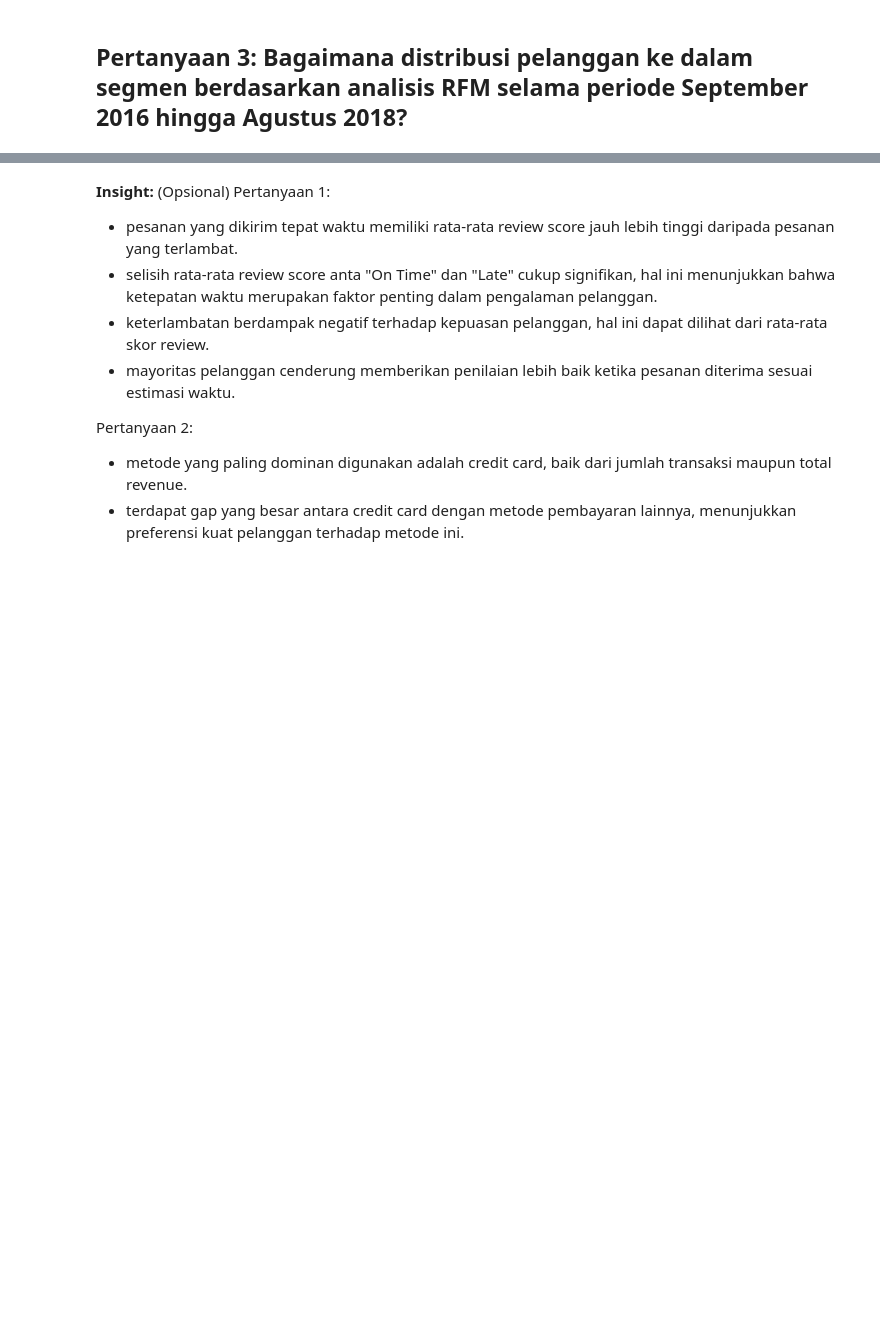
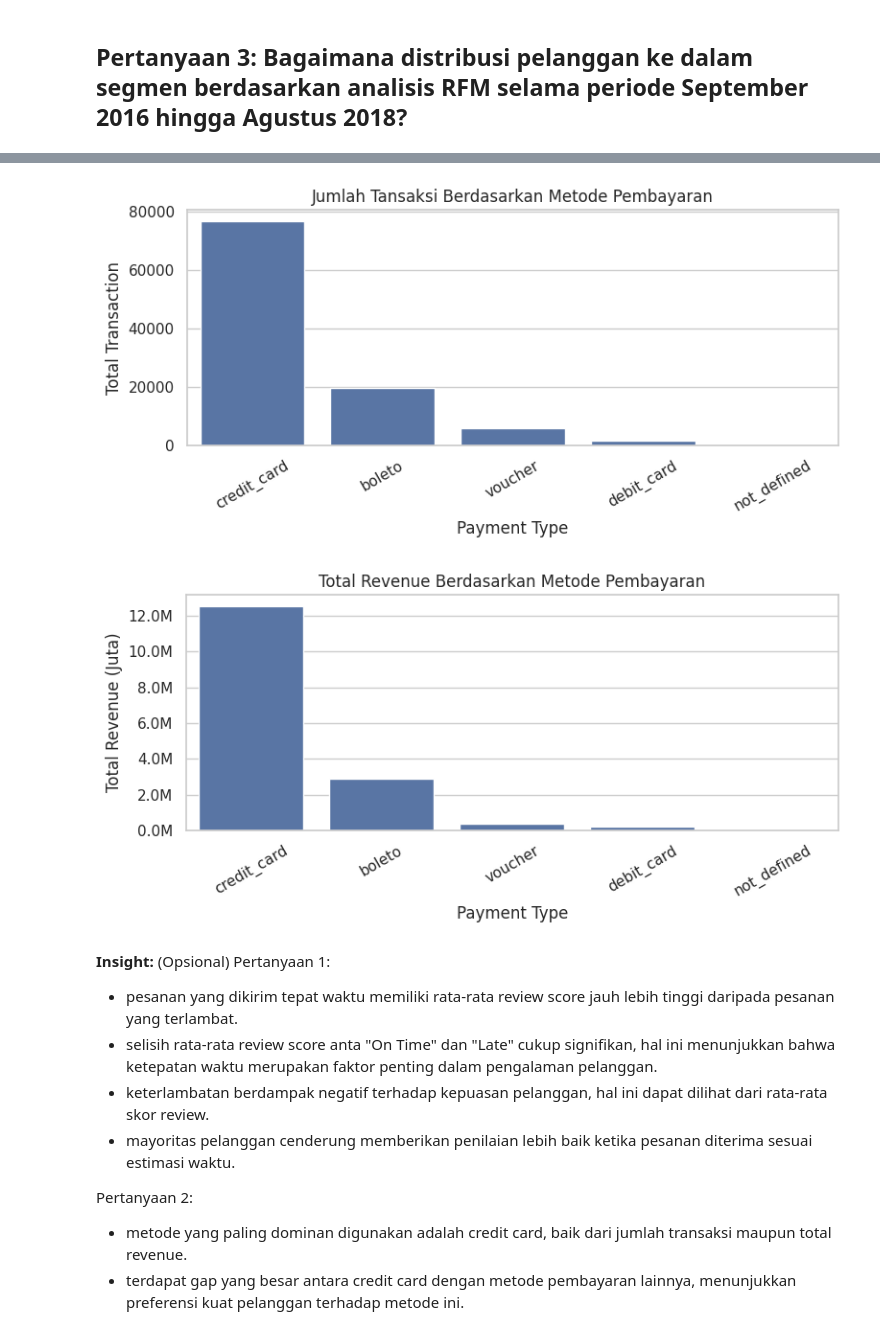
Before and after one commit to zifaberlin/Proyek_Analisis_Data_E_Commerce, a Jupyter notebook: Proyek_Analisis_Data_E_Commerce.ipynb, the cells around one changed output, grey strips where cells are left out. Drawn from its saved outputs; the diff is of its cells as text; code cells hidden in the pictures; blank space fills up the shorter version.

```diff
--- a/Proyek_Analisis_Data_E_Commerce.ipynb
+++ b/Proyek_Analisis_Data_E_Commerce.ipynb
@@ -451,3 +389,52 @@ plt.show()
+# %%
+import matplotlib.pyplot as plt
+import seaborn as sns
+import matplotlib.ticker as ticker
+
+payment_summary = payments_df.groupby('payment_type').agg({
+    'order_id': 'count',
+    'payment_value': 'sum'
+}).reset_index()
+
+payment_summary.columns = [
+    'payment_type',
+    'total_transaction',
+    'total_revenue'
+]
+
+payment_summary = payment_summary.sort_values(
+    by='total_revenue',
+    ascending=False
+)
+
+plt.figure(figsize=(8,4))
+sns.barplot(data=payment_summary, x='payment_type', y='total_transaction')
+
+plt.title('Jumlah Tansaksi Berdasarkan Metode Pembayaran')
+plt.xlabel('Payment Type')
+plt.ylabel('Total Transaction')
+plt.xticks(rotation=30)
+
+plt.tight_layout()
+plt.show()
+
+plt.figure(figsize=(8,4))
+ax = sns.barplot(data=payment_summary, x='payment_type', y='total_revenue')
+
+plt.title('Total Revenue Berdasarkan Metode Pembayaran')
+plt.xlabel('Payment Type')
+plt.ylabel('Total Revenue (Juta)')
+plt.xticks(rotation=30)
+
+ax.yaxis.set_major_formatter(
+    ticker.FuncFormatter(lambda x, pos: f'{x/1_000_000:.1f}M')
+)
+
+plt.tight_layout()
+plt.show()
+# %% [output]
+[figure, added]
+[figure, added]
 # %% [markdown]
 **Insight:** (Opsional)
 Pertanyaan 1:
```
Also changed, not shown: parts of 15 cells of this notebook, 1 other file.
